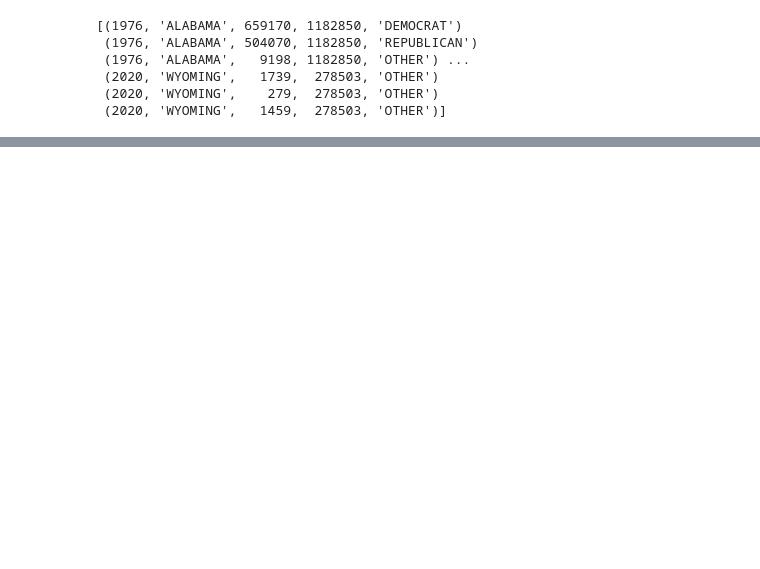
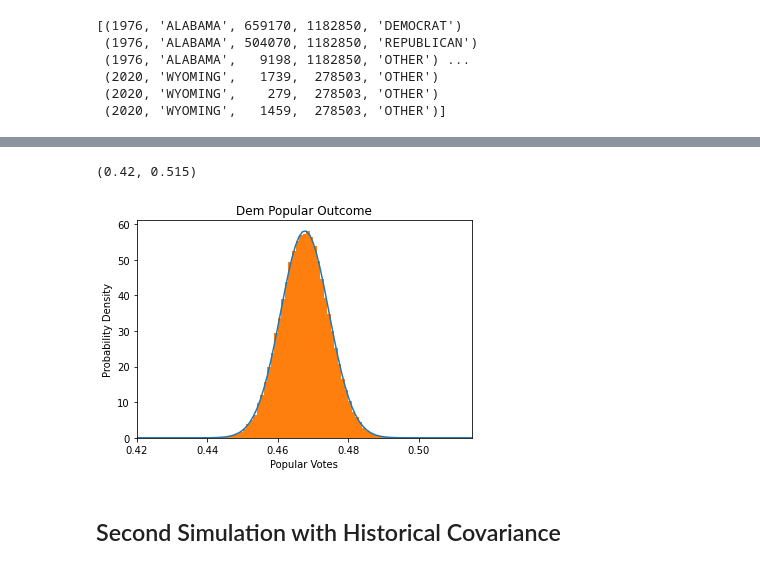
Before and after one commit to jmanlarkin/Phys321_FinalProject, a Jupyter notebook: Modeling.ipynb, the cells around one changed output, grey strips where cells are left out. Drawn from its saved outputs; the diff is of its cells as text; code cells hidden in the pictures; blank space fills up the shorter version.

```diff
--- a/Modeling.ipynb
+++ b/Modeling.ipynb
@@ -207,0 +315,17 @@ sampler.run_mcmc(initial_pos, num_iter, progress=True, skip_initial_state_check
+# %%
+bins = np.linspace(0, 1, 1001)
+
+mu, sigma = norm.fit(montecarlo_dem[4])
+best_fit_line = norm.pdf(bins, mu, sigma)
+plt.plot(bins, best_fit_line)
+
+plt.hist(montecarlo_dem[4], bins, density = True)
+plt.xlabel('Popular Votes')
+plt.ylabel('Probability Density')
+plt.title('Dem Popular Outcome')
+plt.xlim(0.42, 0.515)
+# %% [output]
+(0.42, 0.515)
+[figure, added]
+# %% [markdown]
+## Second Simulation with Historical Covariance
```
Also changed, not shown: parts of 18 cells of this notebook.
